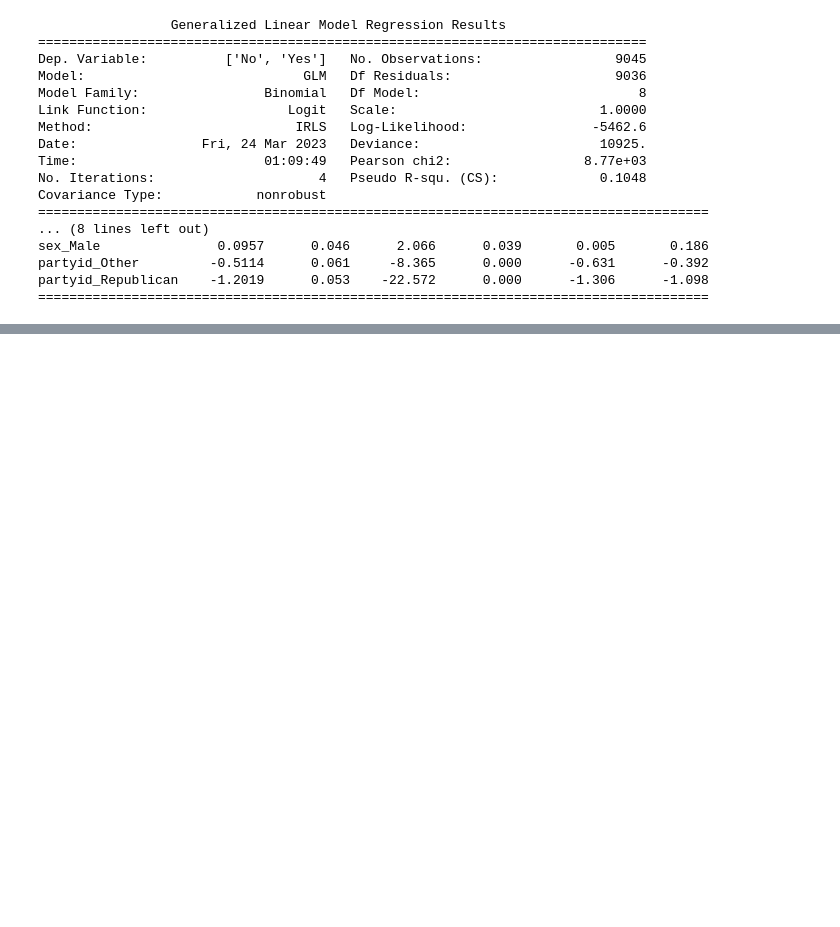
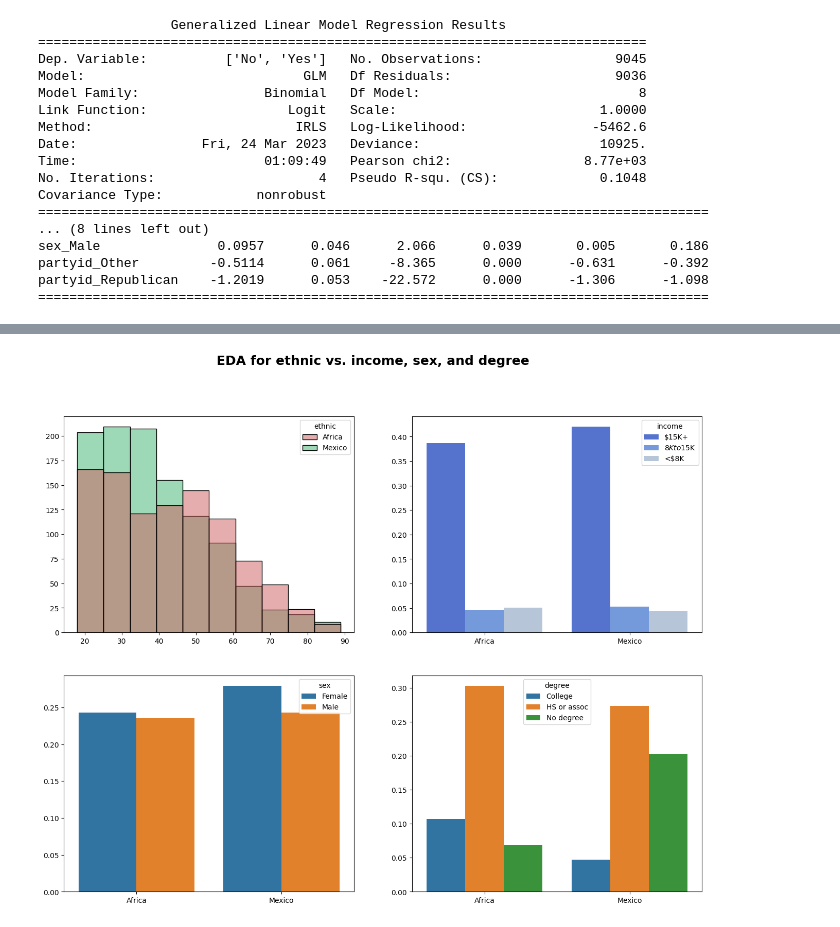
Before and after one commit to joshuamegnauth54/data765-intro-python-tutoring, a Jupyter notebook: thesis_2023/02_analysis.ipynb, the cells around one changed output, grey strips where cells are left out. Drawn from its saved outputs; the diff is of its cells as text; code cells hidden in the pictures; blank space fills up the shorter version.

Commit message:
Add weighted plots.

```diff
--- a/thesis_2023/02_analysis.ipynb
+++ b/thesis_2023/02_analysis.ipynb
@@ -200,0 +243,86 @@ partyid_Republican    -1.2019      0.053    -22.572      0.000      -1.306
+# %%
+# Color maps
+# Pan-African colors are red, green, and black
+ethnicity = {"Africa": "indianred", "Mexico": "mediumseagreen"}
+
+gender = {"Female": "crimson", "Male": "darkslateblue"}
+
+income = {
+    "<$8K": "lightsteelblue",
+    "$8K to $15K": "cornflowerblue",
+    "$15K+": "royalblue",
+}
+
+degree = {
+    "No degree": "thistle",
+    "HS or assoc": "plum",
+    "College": "violet",
+}
+
+# Two rows and two columns
+comp_fig, comp_axes = plt.subplots(2, 2, figsize=(16, 12))
+
+# Plot the age histogram on the first subplot
+sns.histplot(gss, x="age", hue="ethnic", weights="wtssall", palette=ethnicity, bins=10, ax=comp_axes[0][0])
+
+# Cross tabulate ethnic/income
+ethn_inc = CrossTabulation("proportion")
+ethn_inc.tabulate(
+    vars=gss[["ethnic", "income"]],
+    samp_weight=gss["wtssall"],
+    # Lonely PSU
+    # stratum=gss["vstrat"],
+    psu=gss["vpsu"],
+    remove_nan=True,
+)
+ethn_inc = ethn_inc.to_dataframe()
+
+# Plot cross tab on the second subplot
+_ = sns.barplot(
+    x=ethn_inc.ethnic, y=ethn_inc.proportion, hue=ethn_inc.income, palette=income, ax=comp_axes[0][1]
+)
+
+# Cross tabulate ethnic/sex
+ethn_sex = CrossTabulation("proportion")
+ethn_sex.tabulate(
+    vars=gss[["ethnic", "sex"]],
+    samp_weight=gss["wtssall"],
+    # Lonely PSU
+    # stratum=gss["vstrat"],
+    psu=gss["vpsu"],
+    remove_nan=True,
+)
+ethn_sex = ethn_sex.to_dataframe()
+
+# Plot ethnic/sex cross tab
+_ = sns.barplot(
+    x=ethn_sex.ethnic, y=ethn_sex.proportion, hue=ethn_sex.sex, ax=comp_axes[1][0]
+)
+
+# Cross tabulate ethnic/degree
+ethn_degr = CrossTabulation("proportion")
+ethn_degr.tabulate(
+    vars=gss[["ethnic", "degree"]],
+    samp_weight=gss["wtssall"],
+    # Lonely PSU
+    # stratum=gss["vstrat"],
+    psu=gss["vpsu"],
+    remove_nan=True,
+)
+ethn_degr = ethn_degr.to_dataframe()
+
+# Plot ethnic/degree cross tab
+_ = sns.barplot(
+    x=ethn_degr.ethnic, y=ethn_degr.proportion, hue=ethn_degr.degree, ax=comp_axes[1][1]
+)
+
+# Titles et cetera
+for ax in comp_axes.flat:
+    ax.set_xlabel(None)
+    ax.set_ylabel(None)
+
+_ = comp_fig.suptitle(
+    "EDA for ethnic vs. income, sex, and degree", fontsize=18, fontweight="bold"
+)
+# %% [output]
+[figure, added]
```
Also changed, not shown: parts of 2 cells of this notebook.
